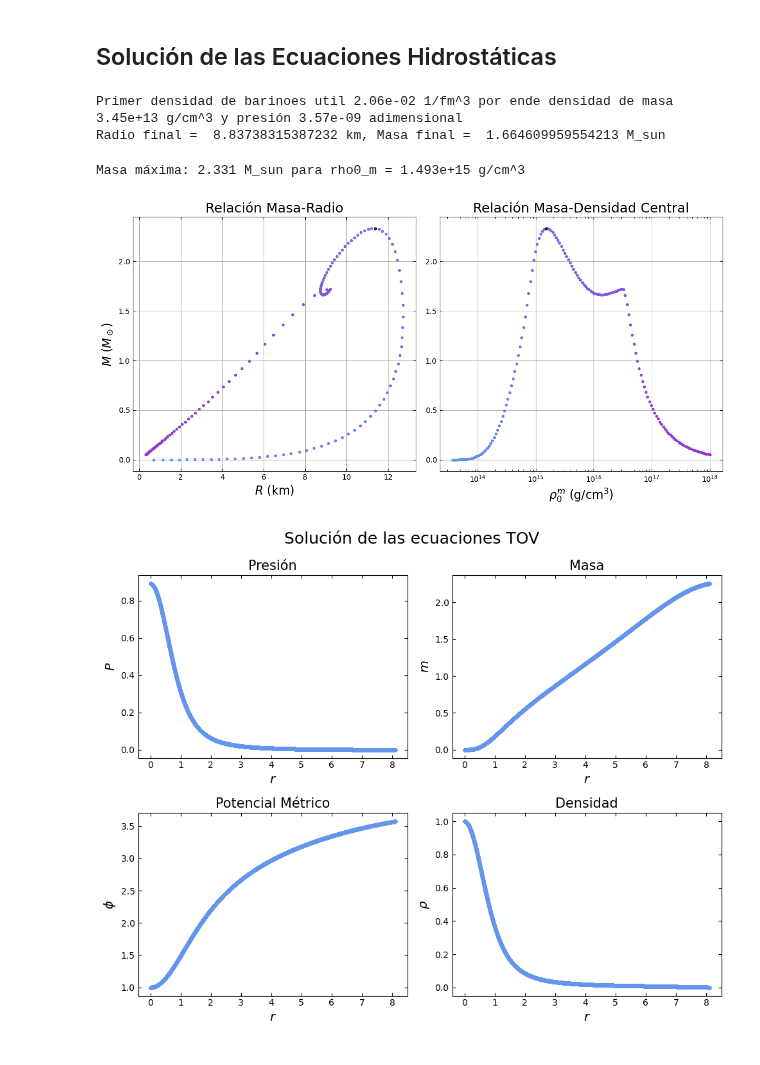
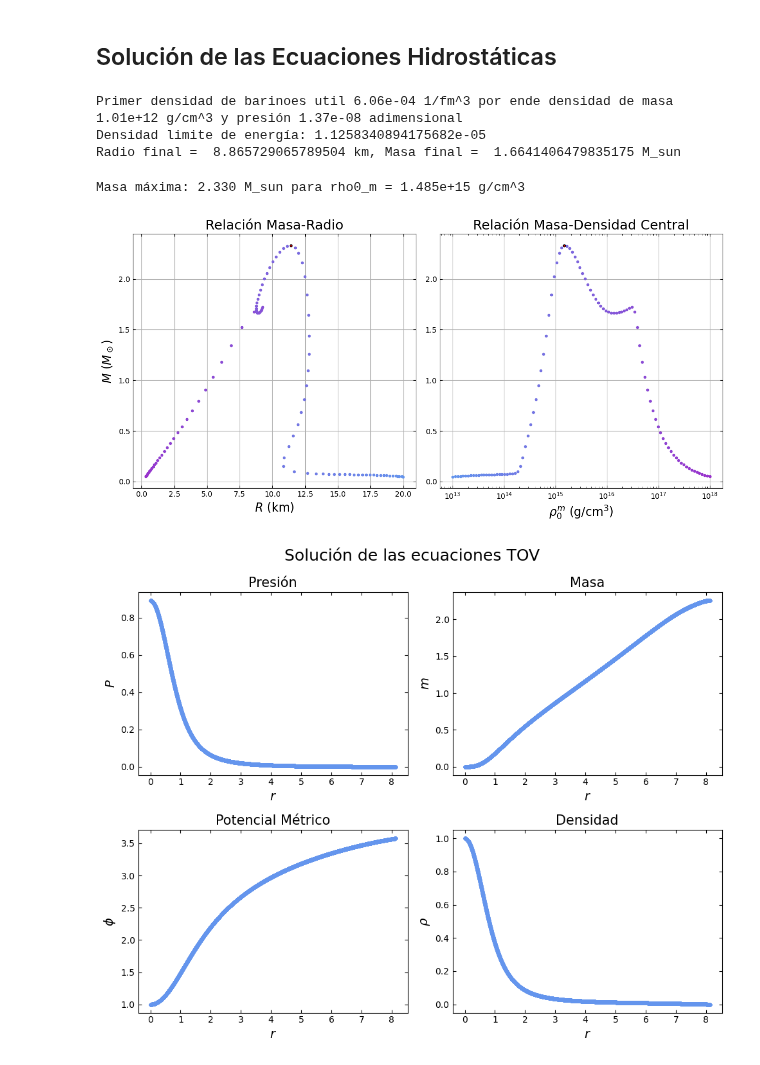
Before and after one commit to Vendetta0462/CalculosSimulaciones, a Jupyter notebook: NS_Structure/neutron-star-matter.ipynb, the cells around one changed output. Saved outputs shown, nothing was run; the diff lists cells and outputs as text; code cells hidden in the pictures.

```diff
--- a/NS_Structure/neutron-star-matter.ipynb
+++ b/NS_Structure/neutron-star-matter.ipynb
@@ -87,8 +87,12 @@ if operacion == 'calc':
     densidad_masa_min = 1e12*1e3*(1e-45/m_nuc_MKS) # g/cm^3 a kg/m^3 a 1/fm^3
     n_barions = np.logspace(np.log10(densidad_masa_min), np.log10(densidad_masa_max), 200)
     # Calculamos la EoS
-    rho_P, presiones, energias, n_sirve, presion_cambio = NSEoS.EoS(n_barions, params)
-    df = pd.DataFrame({'n': n_sirve[presion_cambio:], 'P': presiones[presion_cambio:], 'E': energias[presion_cambio:]})
+    add_crust = True
+    rho_P, presiones, energias, n_sirve, presion_cambio = NSEoS.EoS(n_barions, params, add_crust=add_crust, crust_file_path='EoS_tables/EoS_crust.txt')
+    if not add_crust:
+        df = pd.DataFrame({'n': n_sirve[presion_cambio:], 'P': presiones[presion_cambio:], 'E': energias[presion_cambio:]})
+    else:
+        df = pd.DataFrame({'n': n_sirve, 'P': presiones, 'E': energias})
     df.to_csv('EoS_tables/NSMatter_A_Glendenning.csv', index=False, float_format='%.15e')
 elif operacion == 'leer':
     # Leemos los resultados de la EoS
@@ -96,7 +100,7 @@ elif operacion == 'leer':
     n_sirve = df['n'].values
     presiones = df['P'].values
     energias = df['E'].values
-    rho_P = CubicSpline(presiones, energias)
+    rho_P = PchipInterpolator(presiones, energias)
     presion_cambio = False
 # %% [markdown]
 ## Solución de las Ecuaciones Hidrostáticas
@@ -107,12 +111,13 @@ if presion_cambio:
     n_sirve = n_sirve[presion_cambio:]
     presiones = presiones[presion_cambio:]
     energias = energias[presion_cambio:]
-    rho_P = CubicSpline(presiones, energias)
+    rho_P = PchipInterpolator(presiones, energias)
 
 # Definimos la ecuacion de estado para la integración del sistema
 print("Primer densidad de barinoes util", "{:2.2e}".format(n_sirve[0]), "1/fm^3 por ende densidad de masa", format(n_sirve[0]*1e45*m_nuc_MKS*1e-3,"2.2e"), "g/cm^3 y presión", format(presiones[0], "2.2e"), "adimensional")
 densidad_limite = energias[0] # Densidad de energia límite adimensional para rho_0 = lambda/2
-P_rho = CubicSpline(energias, presiones) # Presión en función de la densidad de energía para rho_0 = lambda/2
+print("Densidad limite de energía:", densidad_limite)
+P_rho = PchipInterpolator(energias, presiones) # Presión en función de la densidad de energía para rho_0 = lambda/2
 P_central = P_rho(1) # Presión central en unidades adimensionales para rho_0 = lambda/2
 
 # Definimos los parametros de integración
@@ -126,48 +131,49 @@ sol_final = tov.integrador(rf, dr, (m_nuc**4/2)*rho_nat_to_MKS, rho_P, P_central
 print("Radio final = ", sol_final[0]/1e3, "km, Masa final = ", sol_final[1]/1.989e30, "M_sun")
 # tov.graficar_solucion(rf, dr, rho_0_lambda, rho_P, P_central, densidad_limite=densidad_limite)
 # %% [output]
-Primer densidad de barinoes util 2.06e-02 1/fm^3 por ende densidad de masa 3.45e+13 g/cm^3 y presión 3.57e-09 adimensional
-Radio final =  8.83738315387232 km, Masa final =  1.664609959554213 M_sun
+Primer densidad de barinoes util 6.06e-04 1/fm^3 por ende densidad de masa 1.01e+12 g/cm^3 y presión 1.37e-08 adimensional
+Densidad limite de energía: 1.1258340894175682e-05
+Radio final =  8.865729065789504 km, Masa final =  1.6641406479835175 M_sun
 # %%
 # Definimos el espacio de densidades centrales de masa para la integración
-rhos_masa = np.logspace(np.log10(n_sirve[1]*1e45*m_nuc_MKS*1e-3), 18, 150) # Densidades de masa en kg/m^3 (desde donde es util la EoS)
-# rhos_masa = np.logspace(14, 18, 100) # Densidades de masa en kg/m^3
+# rhos_masa = np.logspace(np.log10(n_sirve[1]*1e45*m_nuc_MKS*1e-3), 18, 150) # Densidades de masa en kg/m^3 (desde donde es util la EoS)
+rhos_masa = np.logspace(13, 18, 100) # Densidades de masa en kg/m^3
 
 # Calculamos la densidad de energía asociada a cada densidad de masa
 rhos = []
 for rho_m in rhos_masa:
     densidad_energia, sols_ = NSEoS.energia_presion(rho_m*1e3/m_nuc_MKS*1e-45, params)
     rhos.append(densidad_energia)
 
 # Definimos arrays para la masa y el radio
 masas = np.zeros(len(rhos))
 radios = np.zeros(len(rhos))
 
 # Resolvemos el sistema TOV para cada densidad central de masa
 arg_max = 0
 for i in range(len(rhos)):
     rho0 = rhos[i] # Densidad de energía central adimensionalizada con rho_0_lambda
     R = 1.0/rho0 # Factor de conversión para la interpolación adimensionalizada con rho0
     rho_P_prima = lambda P: R*rho_P(P/R) # Interpolación adimensionalizada con rho0 (en función de P adimensional con rho0)
     P_central_prima = R*P_rho(1/R) # Presión central adimensionalizada con rho0
     densidad_limite_prima = R*densidad_limite # Densidad de energía límite adimensionalizada con rho0
     sol_final = tov.integrador(rf, dr, rho0*(m_nuc**4/2)*rho_nat_to_MKS, rho_P_prima, P_central_prima, densidad_limite=densidad_limite_prima)
     radios[i] = sol_final[0] # Radio final en metros
     masas[i] = sol_final[1] # Masa final en kg
     if masas[i] > masas[arg_max]:
         arg_max = i
     # print("Se pudo para densidad de masa =", format(rho_m,"2.2e"), "g/cm^3")
 
-# Guardamos los resultados en un archivo MasaRadio_SigmaOmegaRho_rho0_lambda_A_propios.csv
+# Guardamos los resultados en un archivo MasaRadio_NSMatter_rho0_lambda_A_propios.csv
 m_sun = 1.989e30 # kg
 df = pd.DataFrame({'Masa': masas/m_sun, 'Radio': radios*1e-3, 'rho_m': rhos_masa})
-df.to_csv('results/MasaRadio_SigmaOmegaRho_rho0_lambda_A_propios.csv', index=False, float_format='%.15e')
+df.to_csv('results/MasaRadio_NSMatter_rho0_lambda_A_propios.csv', index=False, float_format='%.15e')
 
 # Graficamos la relación masa-radio
 tov.grafica_masa_radio(radios, masas, rhos_masa)
 # %% [output]
-Masa máxima: 2.331 M_sun para rho0_m = 1.493e+15 g/cm^3
+Masa máxima: 2.330 M_sun para rho0_m = 1.485e+15 g/cm^3
-[figure, old version]
+[figure, new version]
 # %%
 tov.graficar_solucion(rf, dr, (m_nuc**4/2)*rho_nat_to_MKS, rho_P, P_central, densidad_limite=densidad_limite)
 # %% [output]
```
Also changed, not shown: parts of 2 cells of this notebook, 5 other files.
